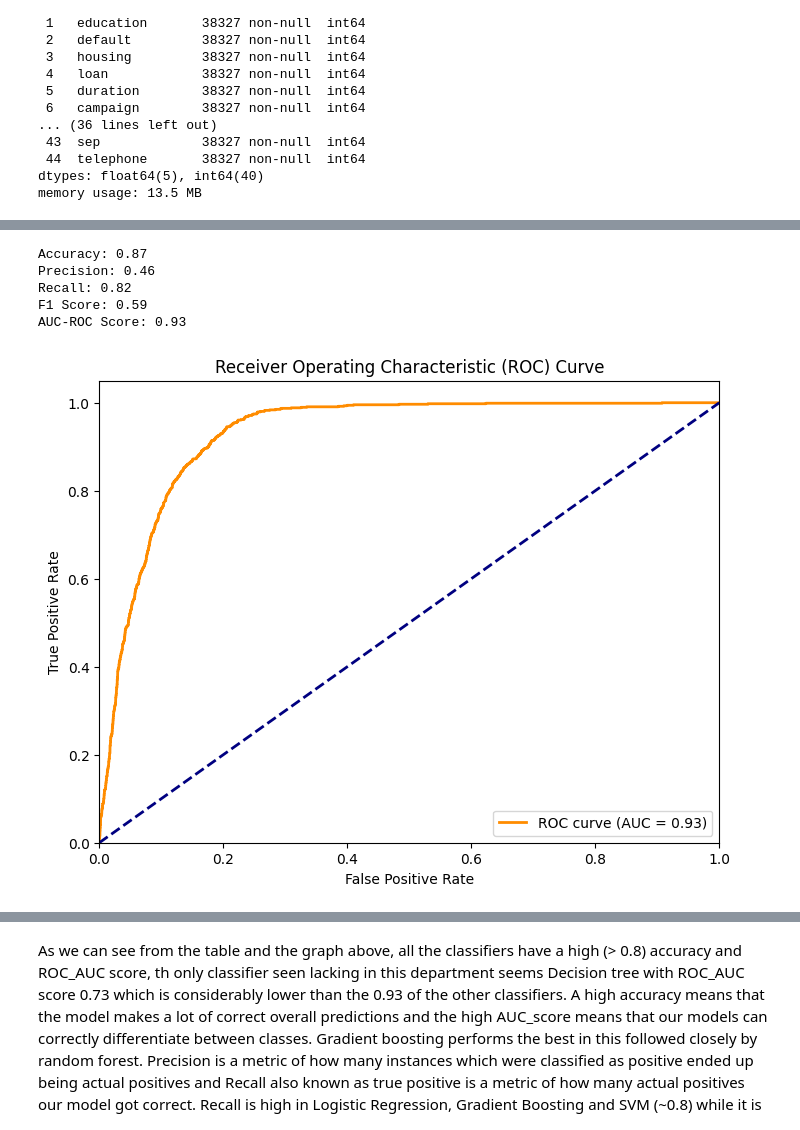
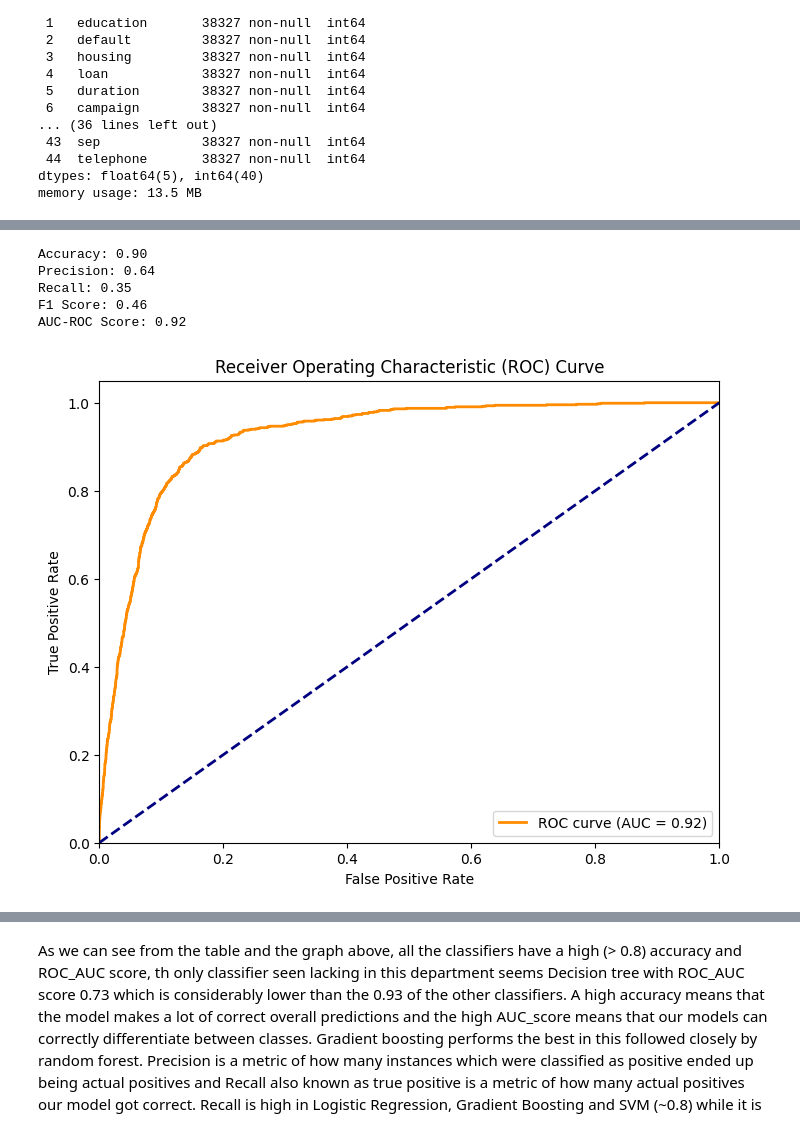
Before and after one commit to DinIskakov/Bank-Marketing, a Jupyter notebook: hw.ipynb, the cells around one changed output, grey strips where cells are left out. Drawn from its saved outputs; the diff is of its cells as text; code cells hidden in the pictures.

```diff
--- a/hw.ipynb
+++ b/hw.ipynb
@@ -428,7 +435,7 @@ from sklearn.linear_model import LogisticRegression
 #scaling fixed it but applying smote made our model too heavy for max_iter = 120 so a custom one was used to make it finish converging
 
 model = LogisticRegression(random_state=42, max_iter=120)
-model.fit(x_train_smote, y_train_smote)
+model.fit(X_train_scaled, y_train)
 
 
 # Make predictions on the test set
@@ -447,7 +454,7 @@ AUC-ROC Score: 0.94
 from sklearn.tree import DecisionTreeClassifier
 
 clf = DecisionTreeClassifier()
-clf.fit(x_train_smote, y_train_smote)
+clf.fit(X_train_scaled, y_train)
 
 y_pred_tree = clf.predict(X_test_scaled)
 probabilities = clf.predict_proba(X_test_scaled)
@@ -466,7 +473,7 @@ from sklearn.ensemble import RandomForestClassifier
 
 
 rf_clf = RandomForestClassifier(n_estimators=100, random_state=42)
-rf_clf.fit(x_train_smote, y_train_smote)
+rf_clf.fit(X_train_scaled, y_train)
 
 # Make predictions on the test set
 y_pred_forest = rf_clf.predict(X_test_scaled)
@@ -485,7 +492,7 @@ AUC-ROC Score: 0.94
 from sklearn.ensemble import GradientBoostingClassifier
 
 gb_clf = GradientBoostingClassifier(random_state=42)
-gb_clf.fit(x_train_smote, y_train_smote)
+gb_clf.fit(X_train_scaled, y_train)
 
 # Step 3: Make predictions and validate
 y_pred_gb = gb_clf.predict(X_test_scaled)
@@ -502,47 +509,25 @@ AUC-ROC Score: 0.94
 # %%
 #Support Vector Machine (SVM)
 #It is a distance based algorithm so therefore scaled data should be used if we want to have an accurate model
 import numpy as np
 import matplotlib.pyplot as plt
 from sklearn import svm
 from sklearn.metrics import accuracy_score, precision_score, recall_score
 
 
-'''kernels = ['linear', 'poly', 'rbf']
-C_values = [0.1, 1, 10]
-
-for i, kernel in enumerate(kernels):
-    for j, C in enumerate(C_values):
-        clf = svm.SVC(kernel=kernel, C=C)
-        clf.fit(x_train_smote, y_train_smote)
-
-        y_pred = clf.predict(X_test_scaled)
-        accuracy = accuracy_score(y_test, y_pred)
-        precision = precision_score(y_test, y_pred)
-        recall = recall_score(y_test, y_pred)
-        f1 = f1_score(y_test, y_pred)
-
-
-        print(f"Kernel: {kernel}, C: {C}")
-        print(f"Accuracy: {accuracy:.4f}")
-        print(f"Precision: {precision:.4f}")
-        print(f"Recall: {recall:.4f}")
-        print(f"f1-score: {f1:.4f}")'''
-
-
 svm_clf = svm.SVC(probability=True)
-svm_clf.fit(x_train_smote, y_train_smote)
+svm_clf.fit(X_train_scaled, y_train)
 
 y_pred_svm = svm_clf.predict(X_test_scaled)
 probabilities = svm_clf.predict_proba(X_test_scaled)
 getStats(y_test, y_pred_svm, probabilities)
 # %% [output]
-Accuracy: 0.87
-Precision: 0.46
-Recall: 0.82
-F1 Score: 0.59
-AUC-ROC Score: 0.93
+Accuracy: 0.90
+Precision: 0.64
+Recall: 0.35
+F1 Score: 0.46
+AUC-ROC Score: 0.92
-[figure, old version]
+[figure, new version]
 # %%
 columns = ['Accuracy', 'Precision', 'Recall', 'F1', 'ROC_AUC']
 clfs = ['Logistic Regression', 'Decision Tree', 'Random Forest', 'Gradient Boosting', 'SVM']
```
Also changed, not shown: parts of 17 cells of this notebook, 1 other file.
